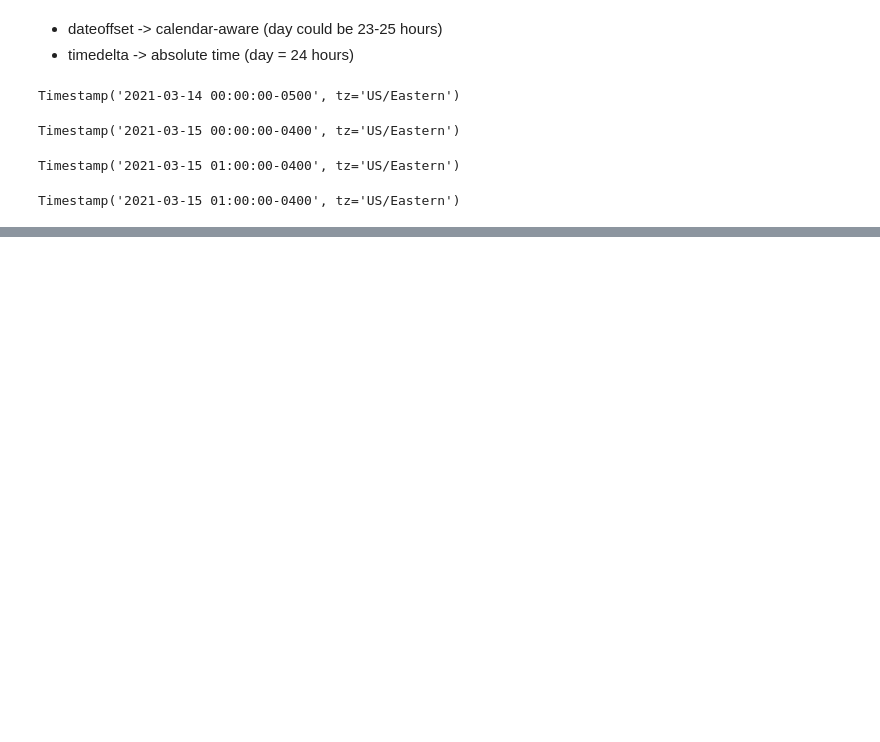
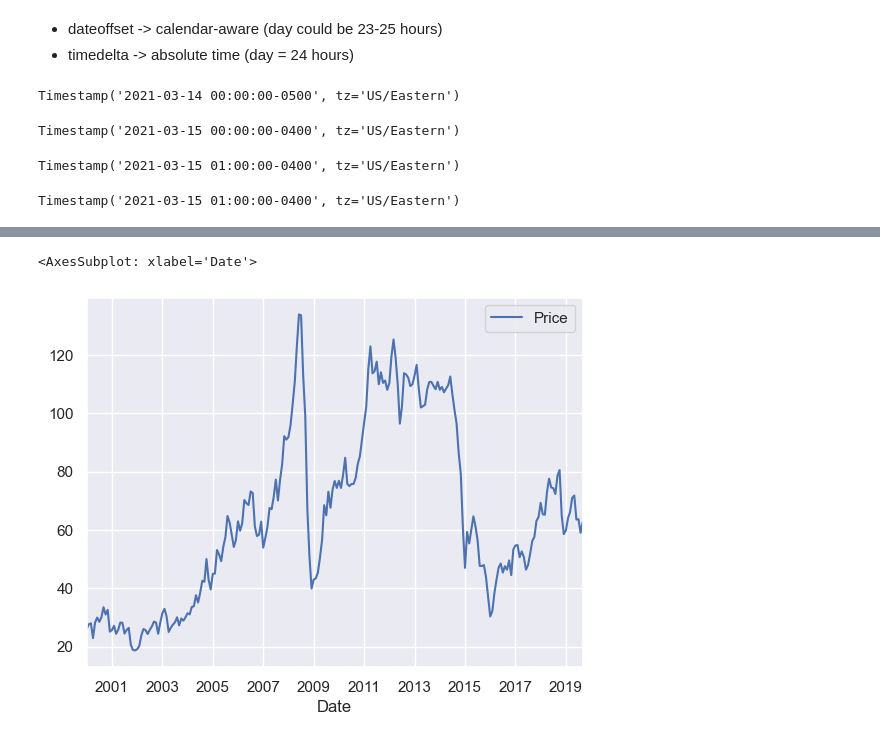
Before and after one commit to TomaszBury/The-ultimate-pandas-bootcamp-advanced-python-data-analysis, a Jupyter notebook: section_10/handling_time_and_date.ipynb, the cells around one changed output, grey strips where cells are left out. Saved outputs shown, nothing was run; the diff lists cells and outputs as text; code cells hidden in the pictures; blank space fills up the shorter version.

```diff
--- a/section_10/handling_time_and_date.ipynb
+++ b/section_10/handling_time_and_date.ipynb
@@ -1093,4 +1093,4 @@ DatetimeIndex(['2000-01-04', '2000-01-05', '2000-01-06', '2000-01-07',
                '2019-09-27', '2019-09-30'],
               dtype='datetime64[ns]', name='Date', length=5016, freq=None)
 # %%
-brent.set_index(brent.index + np.timedelta64(18, 'h'), inplace=True)
+brent.set_index(brent.index + np.timedelta64(18, 'h'))
@@ -1156,0 +1206,8 @@ Timestamp('2021-03-15 01:00:00-0400', tz='US/Eastern')
+# %%
+import seaborn as sns
+sns.set()
+# %%
+brent.resample('M').median().plot()
+# %% [output]
+<AxesSubplot: xlabel='Date'>
+[figure, added]
```
Also changed, not shown: parts of 52 cells of this notebook.
